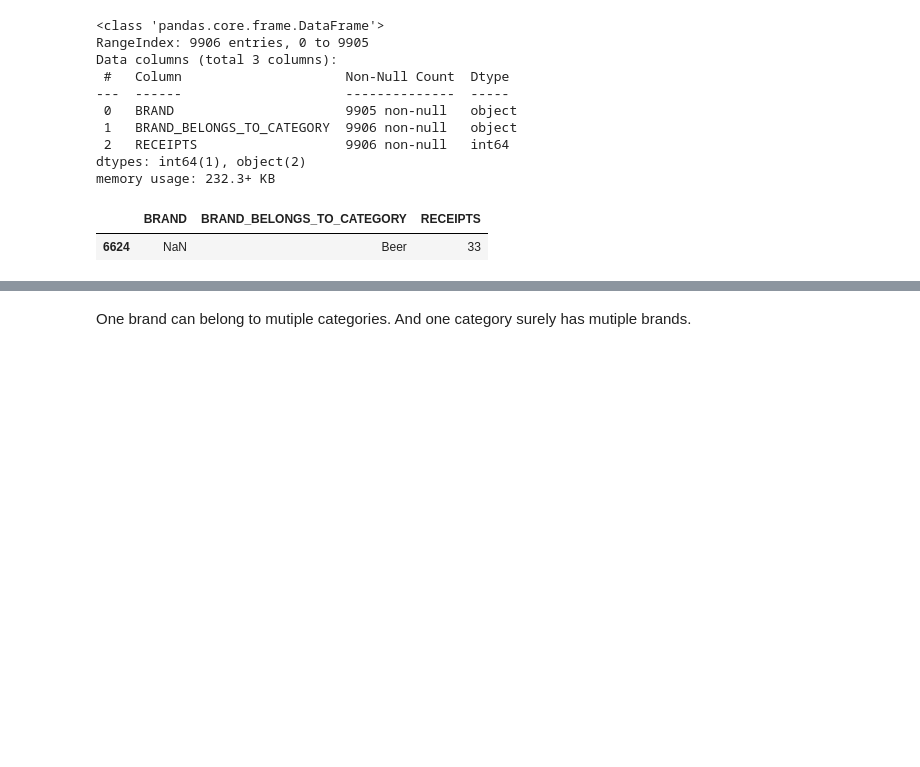
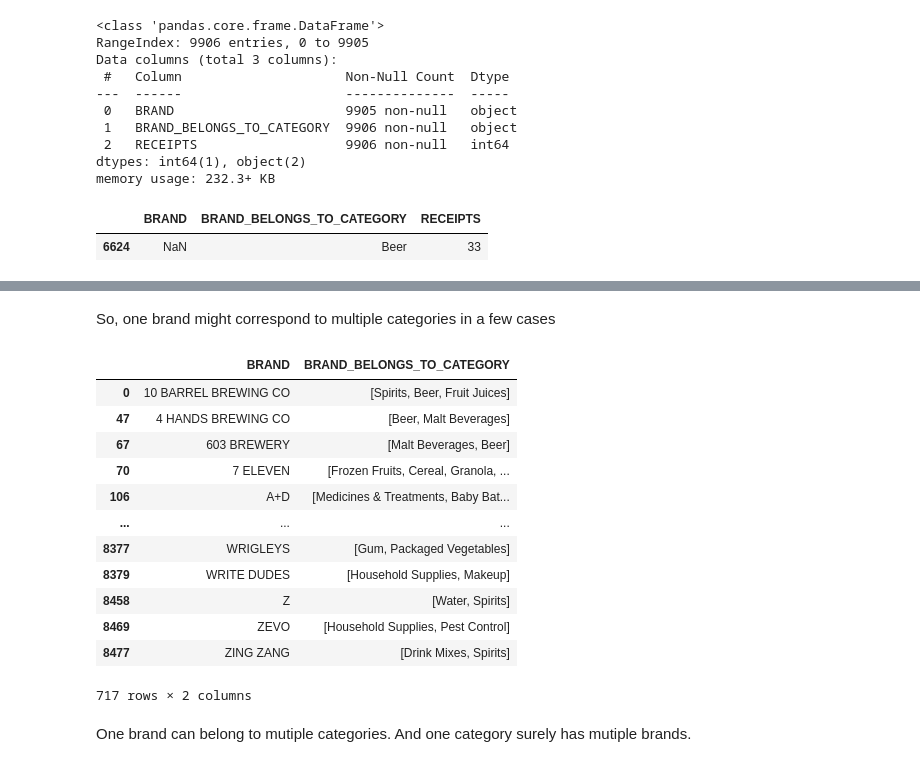
Before and after one commit to hjiangAnthony/retailer_nlp_challenger, a Jupyter notebook: 00-EDA.ipynb, the cells around one changed output, grey strips where cells are left out. Cells and saved outputs as stored; diff of their text form; code cells hidden in the pictures; blank space fills up the shorter version.

```diff
--- a/00-EDA.ipynb
+++ b/00-EDA.ipynb
@@ -310,2 +369,21 @@ RECEIPTS 2097
+# %% [markdown]
+So, one brand might correspond to multiple categories in a few cases
+# %%
+filtered_df = grouped_df[grouped_df['BRAND_BELONGS_TO_CATEGORY'].apply(len) > 1]
+filtered_df
+# %% [output]
+|  | BRAND | BRAND_BELONGS_TO_CATEGORY |
+| 0 | 10 BARREL BREWING CO | [Spirits, Beer, Fruit Juices] |
+| 47 | 4 HANDS BREWING CO | [Beer, Malt Beverages] |
+| 67 | 603 BREWERY | [Malt Beverages, Beer] |
+| 70 | 7 ELEVEN | [Frozen Fruits, Cereal, Granola, ... |
+| 106 | A+D | [Medicines & Treatments, Baby Bat... |
+| ... | ... | ... |
+| 8377 | WRIGLEYS | [Gum, Packaged Vegetables] |
+| 8379 | WRITE DUDES | [Household Supplies, Makeup] |
+| 8458 | Z | [Water, Spirits] |
+| 8469 | ZEVO | [Household Supplies, Pest Control] |
+| 8477 | ZING ZANG | [Drink Mixes, Spirits] |
+717 rows × 2 columns
 # %% [markdown]
 One brand can belong to mutiple categories. And one category surely has mutiple brands.
```
Also changed, not shown: parts of 16 cells of this notebook, 5 other files.
